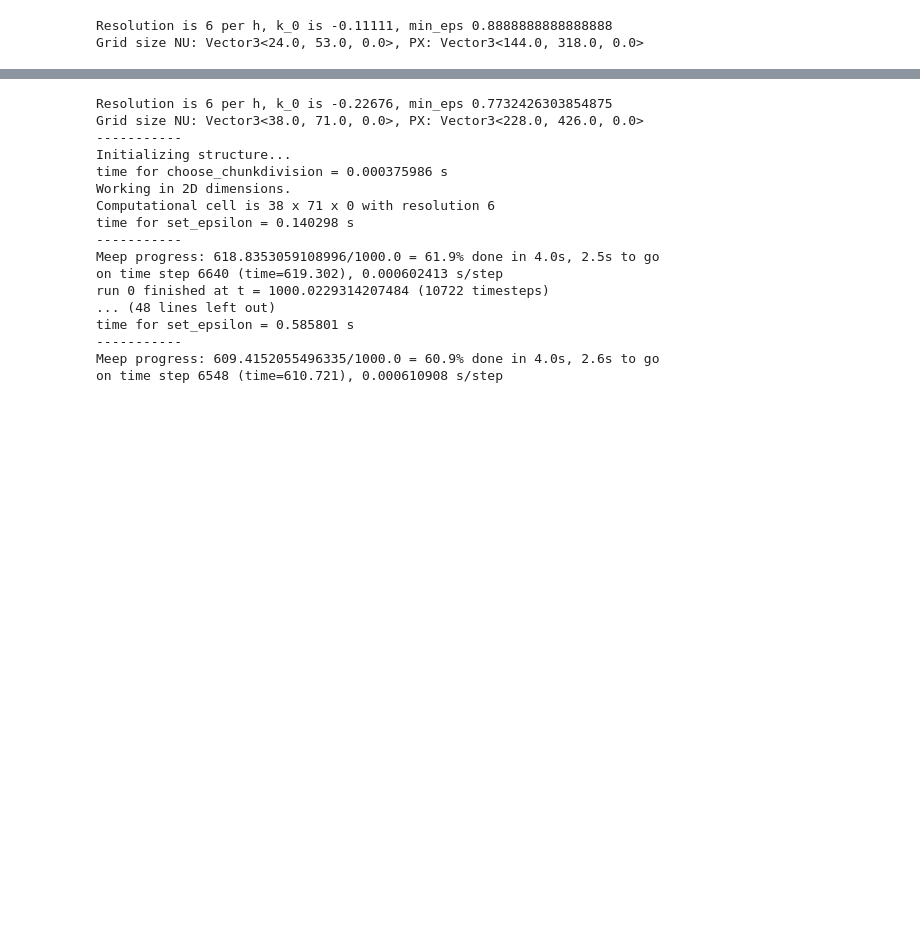
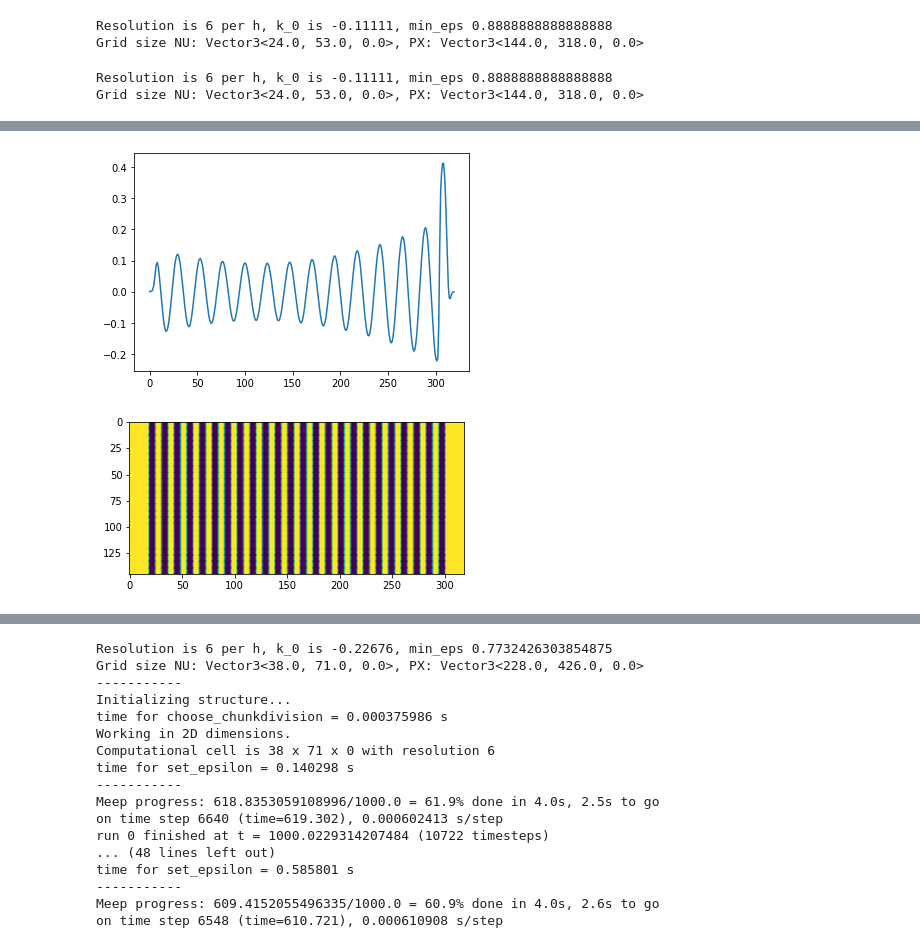
Before and after one commit to tornikeo/fe_vortex_optic_gates, a Jupyter notebook: fdtd-meep-oblique-source.ipynb, the cells around one changed output, grey strips where cells are left out. Drawn from its saved outputs; the diff is of its cells as text; code cells hidden in the pictures; blank space fills up the shorter version.

```diff
--- a/fdtd-meep-oblique-source.ipynb
+++ b/fdtd-meep-oblique-source.ipynb
@@ -207,7 +207,7 @@ def simulate(ratio = 0.21,
 #     ]
 
 
-    k_point = mp.Vector3(0,-1.0,0).rotate(mp.Vector3(z=1), rot_angle)
+    k_point = mp.Vector3(0,-1/lamd,0).rotate(mp.Vector3(z=1), rot_angle)
     sources = [mp.EigenModeSource(src=mp.ContinuousSource(wavelength=lamd),
                 #component=polarization, # Needs both components
                 size=mp.Vector3(W , 0, 0),
@@ -344,3 +355,13 @@ Resolution is 6 per h, k_0 is -0.11111, min_eps 0.8888888888888888
 Grid size NU: Vector3<24.0, 53.0, 0.0>, PX: Vector3<144.0, 318.0, 0.0>
 Resolution is 6 per h, k_0 is -0.11111, min_eps 0.8888888888888888
 Grid size NU: Vector3<24.0, 53.0, 0.0>, PX: Vector3<144.0, 318.0, 0.0>
+# %%
+res = simulate(0.30, empty_sim=False, animate=True, squeeze_x=False, rot_angle=30)
+from IPython.display import Video
+plt.plot(res['vals'][0])
+plt.figure()
+plt.imshow(res['eps_grid'])
+Video(res['anim_filename'])
+# %% [output]
+Resolution is 6 per h, k_0 is -0.11111, min_eps 0.8888888888888888
+Grid size NU: Vector3<24.0, 53.0, 0.0>, PX: Vector3<144.0, 318.0, 0.0>
@@ -346,0 +369,2 @@ Grid size NU: Vector3<24.0, 53.0, 0.0>, PX: Vector3<144.0, 318.0, 0.0>
+[figure, added]
+[figure, added]
```
Also changed, not shown: parts of 11 cells of this notebook.
